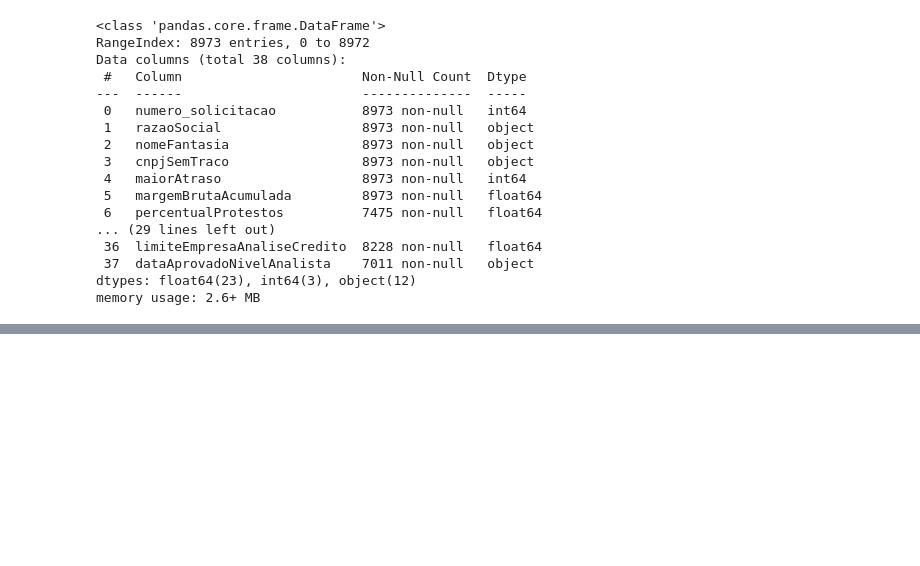
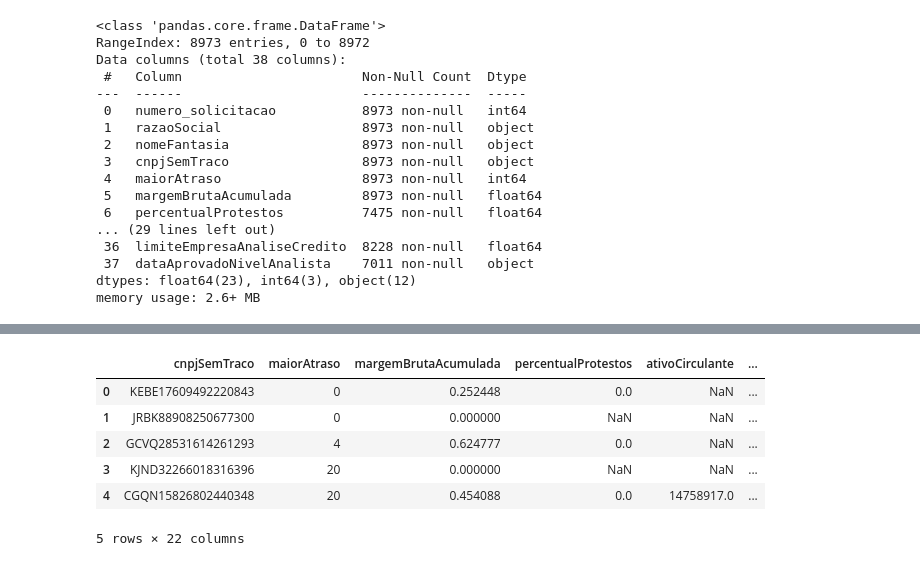
Before and after one commit to VictorHaBarra/ABX-CP2-IA, a Jupyter notebook: ABXDesafio.ipynb, the cells around one changed output, grey strips where cells are left out. Saved outputs shown, nothing was run; the diff lists cells and outputs as text; code cells hidden in the pictures; blank space fills up the shorter version.

```diff
--- a/ABXDesafio.ipynb
+++ b/ABXDesafio.ipynb
@@ -67,0 +77,10 @@ memory usage: 2.6+ MB
+# %%
+data2.head()
+# %% [output]
+|  | cnpjSemTraco | maiorAtraso | margemBrutaAcumulada | percentualProtestos | ativoCirculante | ... |
+| 0 | KEBE17609492220843 | 0 | 0.252448 | 0.0 | NaN | ... |
+| 1 | JRBK88908250677300 | 0 | 0.000000 | NaN | NaN | ... |
+| 2 | GCVQ28531614261293 | 4 | 0.624777 | 0.0 | NaN | ... |
+| 3 | KJND32266018316396 | 20 | 0.000000 | NaN | NaN | ... |
+| 4 | CGQN15826802440348 | 20 | 0.454088 | 0.0 | 14758917.0 | ... |
+5 rows × 22 columns
```
Also changed, not shown: parts of 6 cells of this notebook.
